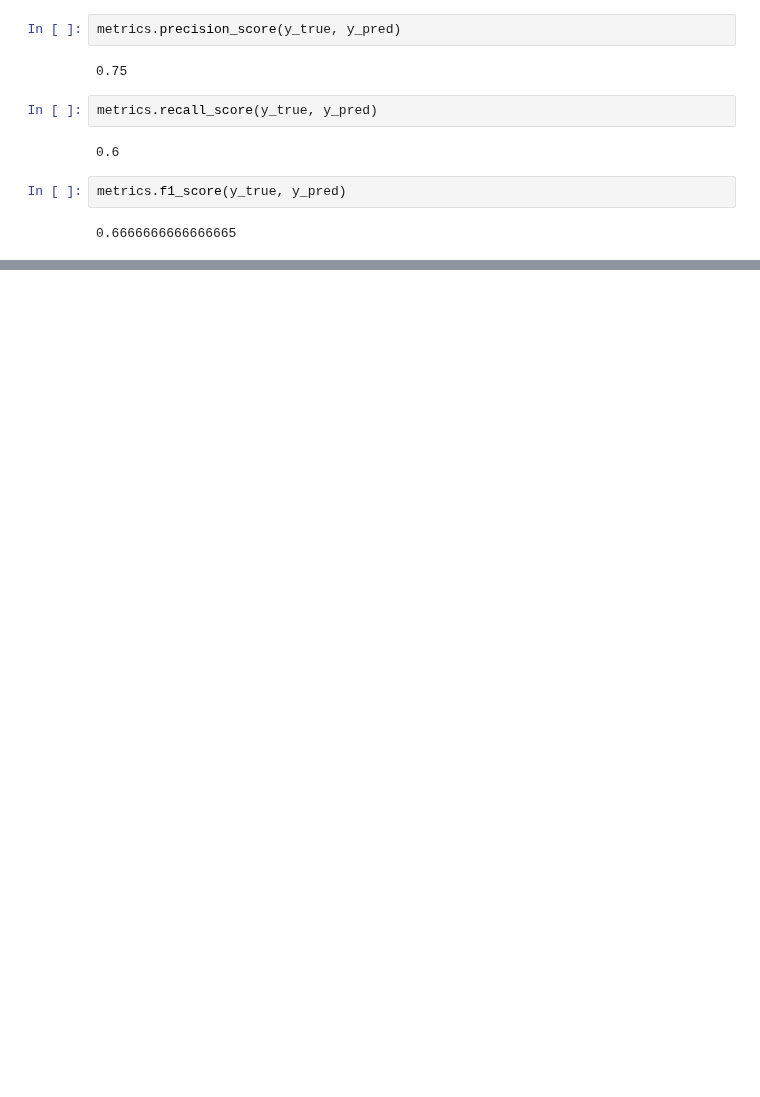
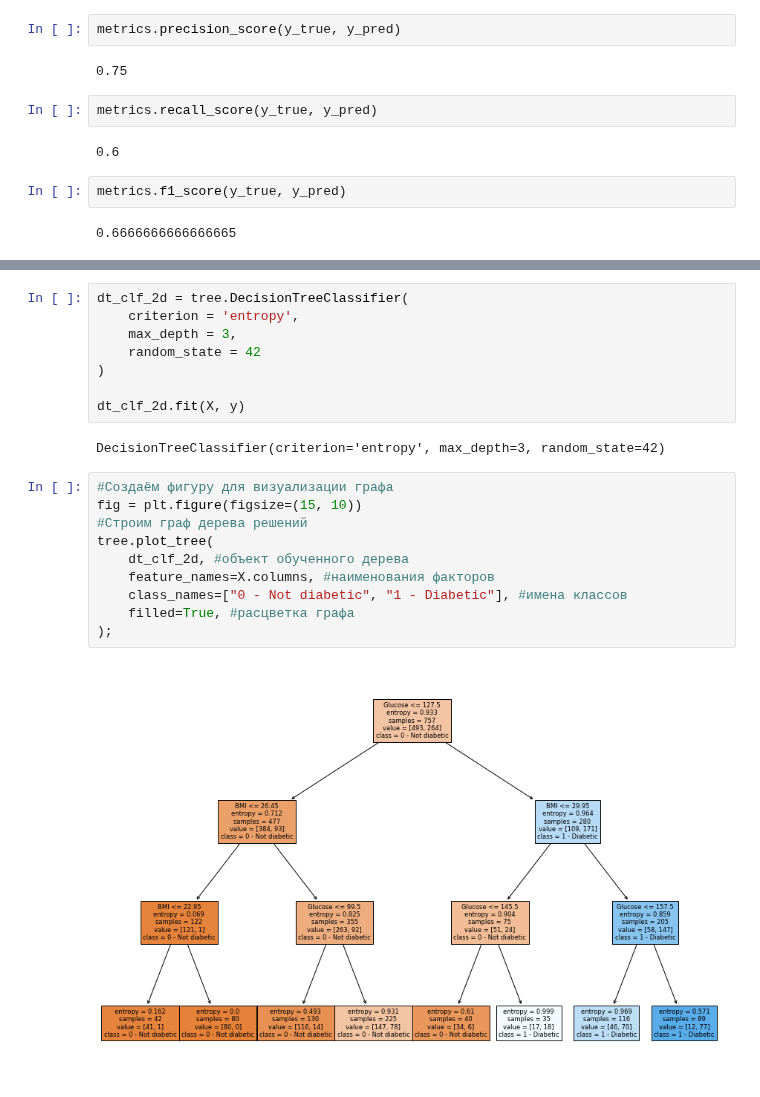
Before and after one commit to PoluboyarinovSI/SF_DataScience, a Jupyter notebook: Current_tasks/ML_2.ipynb, the cells around one changed output, grey strips where cells are left out. Drawn from its saved outputs; the diff is of its cells as text; blank space fills up the shorter version.

```diff
--- a/Current_tasks/ML_2.ipynb
+++ b/Current_tasks/ML_2.ipynb
@@ -290,0 +322,22 @@ metrics.f1_score(y_true, y_pred)
+# %%
+dt_clf_2d = tree.DecisionTreeClassifier(
+    criterion = 'entropy',
+    max_depth = 3,
+    random_state = 42
+)
+
+dt_clf_2d.fit(X, y)
+# %% [output]
+DecisionTreeClassifier(criterion='entropy', max_depth=3, random_state=42)
+# %%
+#Создаём фигуру для визуализации графа
+fig = plt.figure(figsize=(15, 10))
+#Строим граф дерева решений
+tree.plot_tree(
+    dt_clf_2d, #объект обученного дерева
+    feature_names=X.columns, #наименования факторов
+    class_names=["0 - Not diabetic", "1 - Diabetic"], #имена классов
+    filled=True, #расцветка графа
+);
+# %% [output]
+[figure, added]
```
Also changed, not shown: parts of 15 cells of this notebook, 2 other files.
